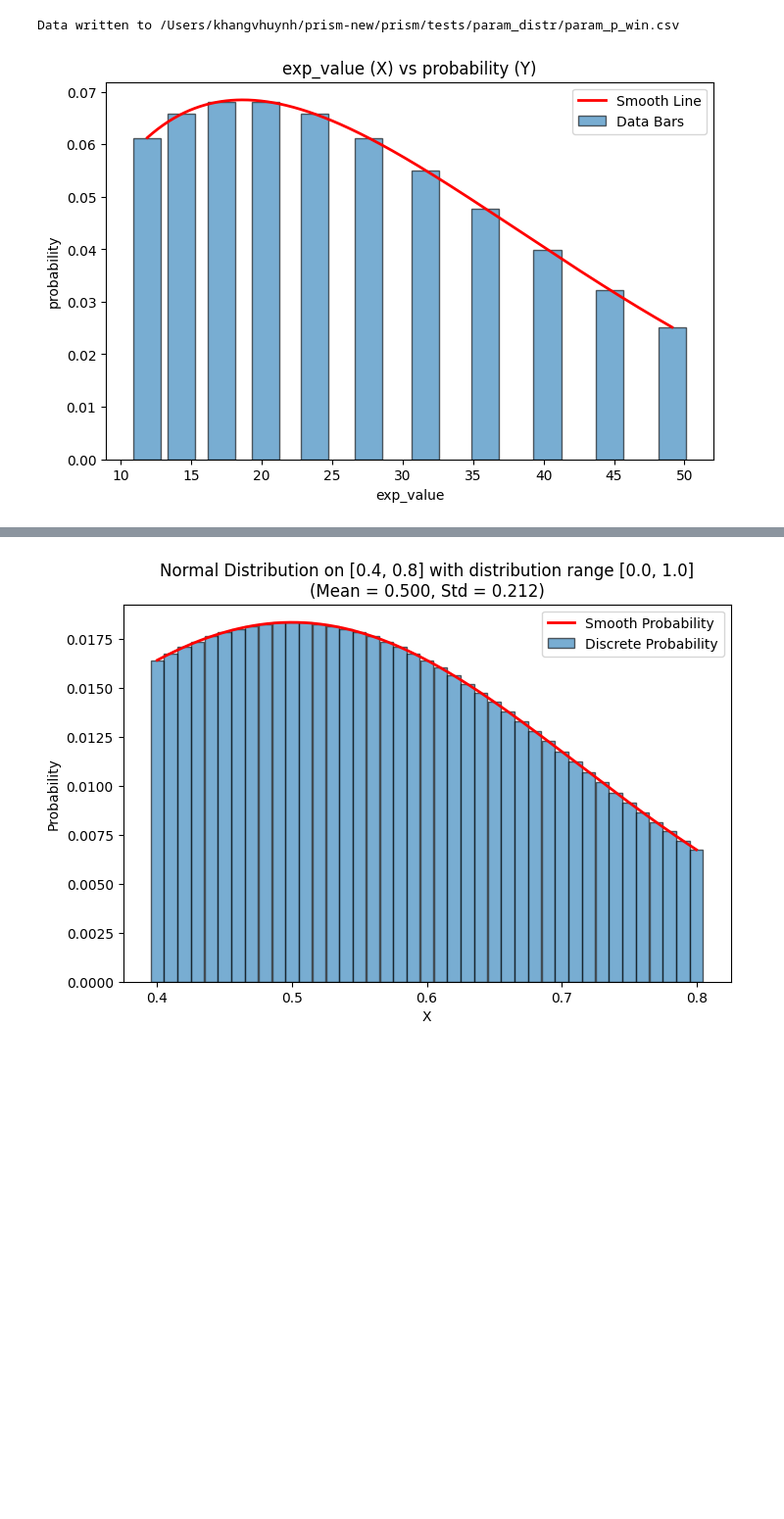
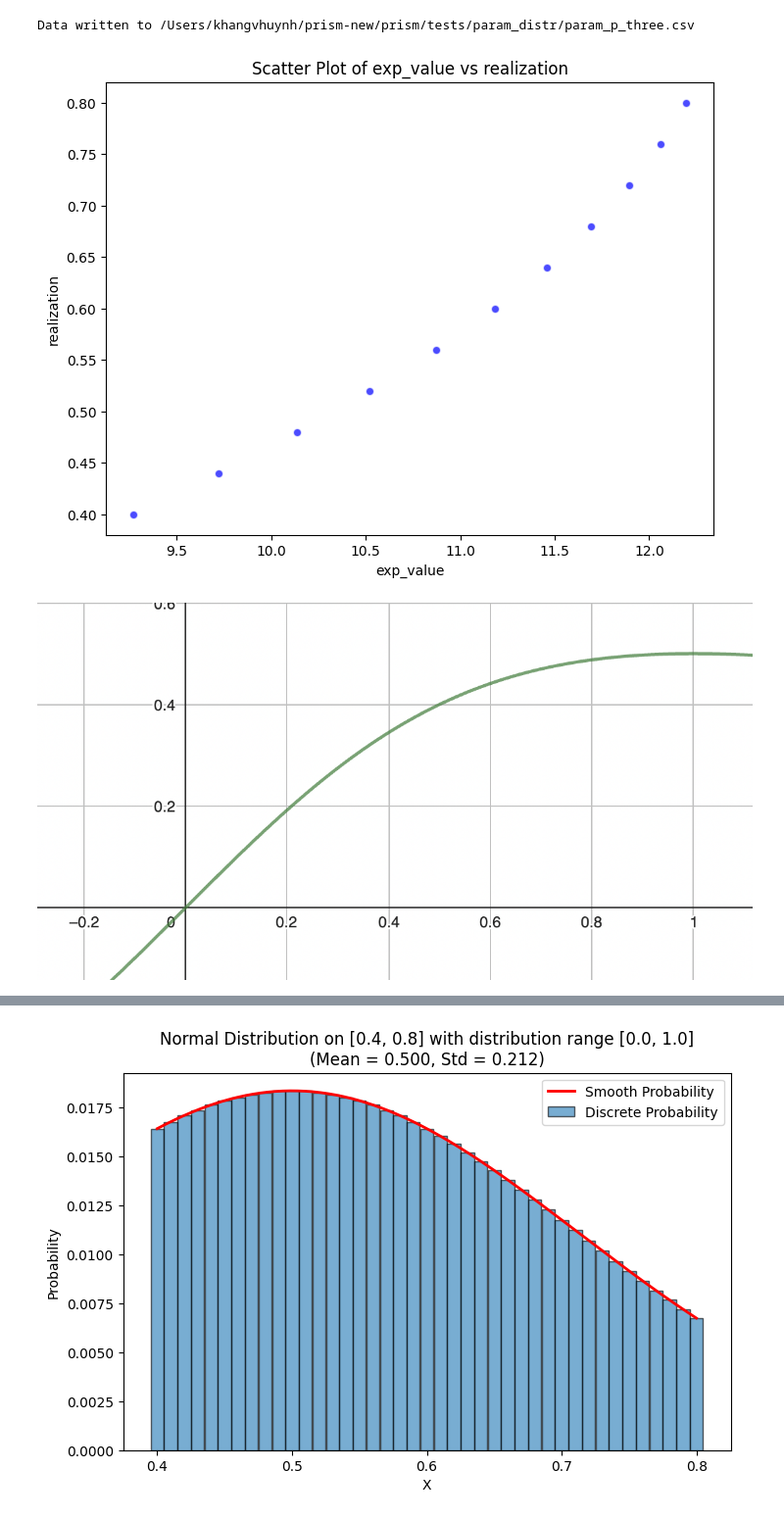
Before and after one commit to davexparker/prism, a Jupyter notebook: prism/analysis.ipynb, the cells around one changed output, grey strips where cells are left out. Shown at 98% size. Saved outputs shown, nothing was run; the diff lists cells and outputs as text; code cells hidden in the pictures; blank space fills up the shorter version.

```diff
--- a/prism/analysis.ipynb
+++ b/prism/analysis.ipynb
@@ -223,11 +223,37 @@ def plot_result(csv_filename, x_col_index, y_col_index):
     plt.title(f'{x_label} (X) vs {y_label} (Y)')
     plt.legend()
     plt.show()
+
+import pandas as pd
+import matplotlib.pyplot as plt
+
+def plot_scatter(csv_path, x_col_index, y_col_index):
+    # Read the CSV file into a DataFrame
+    df = pd.read_csv(csv_path)
+
+    # Extract columns using the provided indices
+    x = df.iloc[:, x_col_index]
+    y = df.iloc[:, y_col_index]
+
+    # Create the scatter plot
+    plt.figure(figsize=(8, 6))
+    plt.scatter(x, y, c='blue', alpha=0.7, edgecolors='w')
+
+    # Labeling the axes using the column names
+    plt.xlabel(df.columns[x_col_index])
+    plt.ylabel(df.columns[y_col_index])
+    plt.title(f"Scatter Plot of {df.columns[x_col_index]} vs {df.columns[y_col_index]}")
+
+    # Display the plot
+    plt.show()
 # %%
 #Gran_low with 11 normal
-normal_distribution(seed=123, X_min=0.4, X_max=0.8, n_points=11, std_low=0.01, std_high=0.3, dist_min=0.0, dist_max=1.0, csv_filename="/Users/khangvhuynh/prism-new/prism/tests/param_distr/param_p_win.csv")
-plot_result("/Users/khangvhuynh/prism-new/prism/tests/result/result.csv", x_col_index=1, y_col_index=2)
+normal_distribution(seed=123, X_min=0.4, X_max=0.8, n_points=11, std_low=0.01, std_high=0.3, dist_min=0.0, dist_max=1.0, csv_filename="/Users/khangvhuynh/prism-new/prism/tests/param_distr/param_p_three.csv")
+plot_scatter("/Users/khangvhuynh/prism-new/prism/tests/result/result_linear.csv", x_col_index=1, y_col_index=3)
+from IPython.display import Image
+Image("/Users/khangvhuynh/Desktop/x.png")
 # %% [output]
 [figure]
-Data written to /Users/khangvhuynh/prism-new/prism/tests/param_distr/param_p_win.csv
+Data written to /Users/khangvhuynh/prism-new/prism/tests/param_distr/param_p_three.csv
-[figure, old version]
+[figure, new version]
+[figure, added]
```
Also changed, not shown: parts of 2 cells of this notebook, 20 other files.
